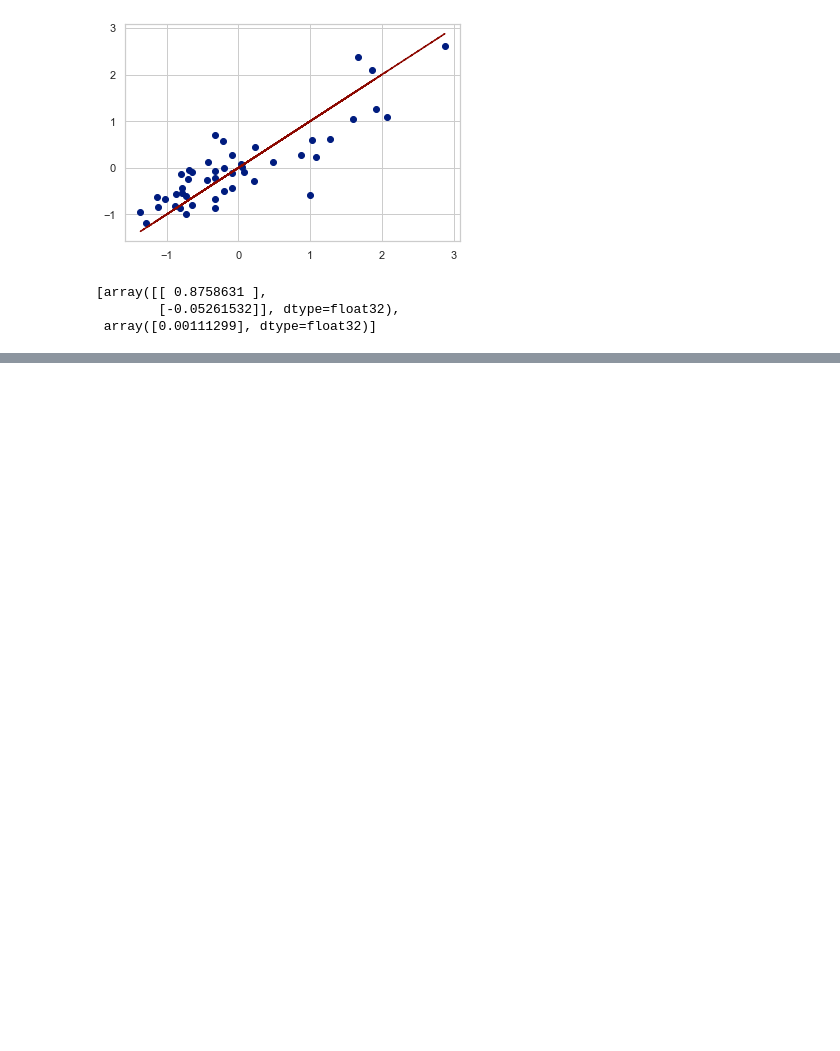
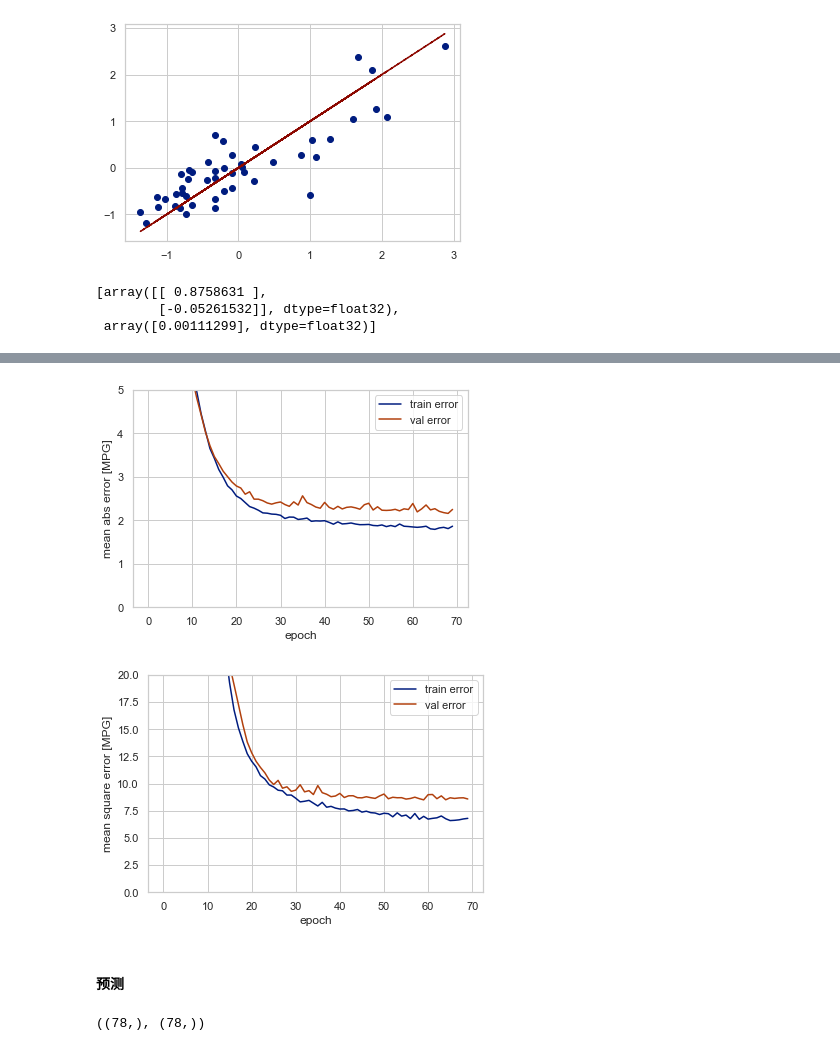
Before and after one commit to myhaa/Machine-Learning, a Jupyter notebook: AndrewNg_ML_Homework/机器学习之吴恩达作业1.ipynb, the cells around one changed output, grey strips where cells are left out. Saved outputs shown, nothing was run; the diff lists cells and outputs as text; code cells hidden in the pictures; blank space fills up the shorter version.

```diff
--- a/AndrewNg_ML_Homework/机器学习之吴恩达作业1.ipynb
+++ b/AndrewNg_ML_Homework/机器学习之吴恩达作业1.ipynb
@@ -800,0 +1059,2 @@ model.get_weights()
+# %%
+model = func_build_model()
@@ -800,0 +1078,7 @@ model.get_weights()
+# %%
+early_stop = keras.callbacks.EarlyStopping(monitor='val_loss', patience=10)
+
+history = model.fit(
+    normed_train_data, train_labels,
+    epochs=epochs, validation_split=0.2, verbose=0,
+    callbacks=[early_stop, PrintEpochs()])
@@ -800,0 +1087,7 @@ model.get_weights()
+# %%
+func_plot_history(history)
+# %% [output]
+[figure, added]
+[figure, added]
+# %% [markdown]
+#### 预测
@@ -800,0 +1096,4 @@ model.get_weights()
+# %%
+test_pred.shape, test_labels.shape
+# %% [output]
+((78,), (78,))
```
Also changed, not shown: parts of 54 cells of this notebook.
